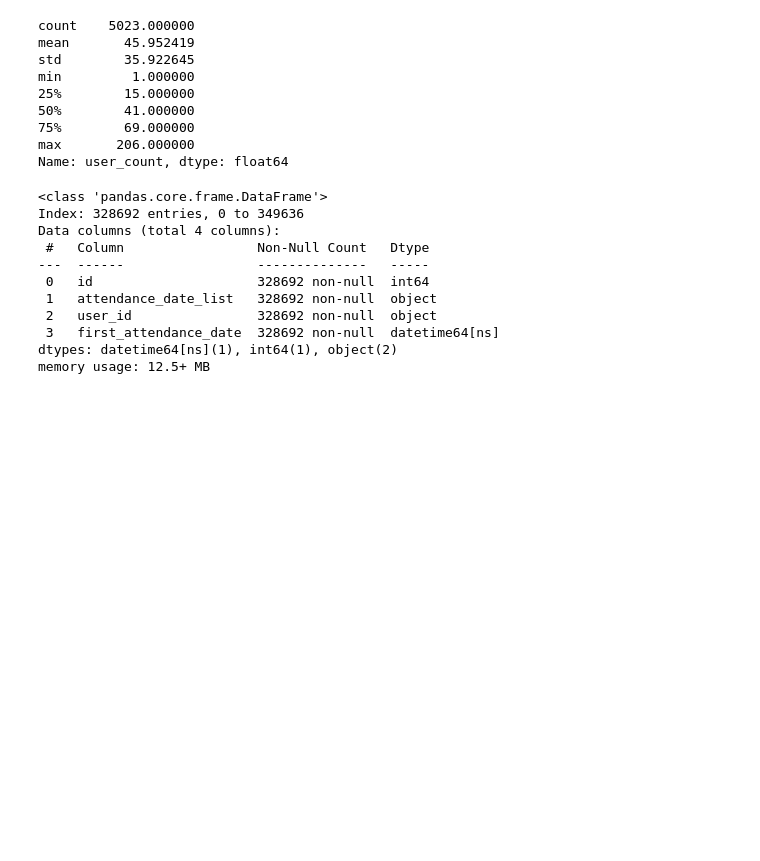
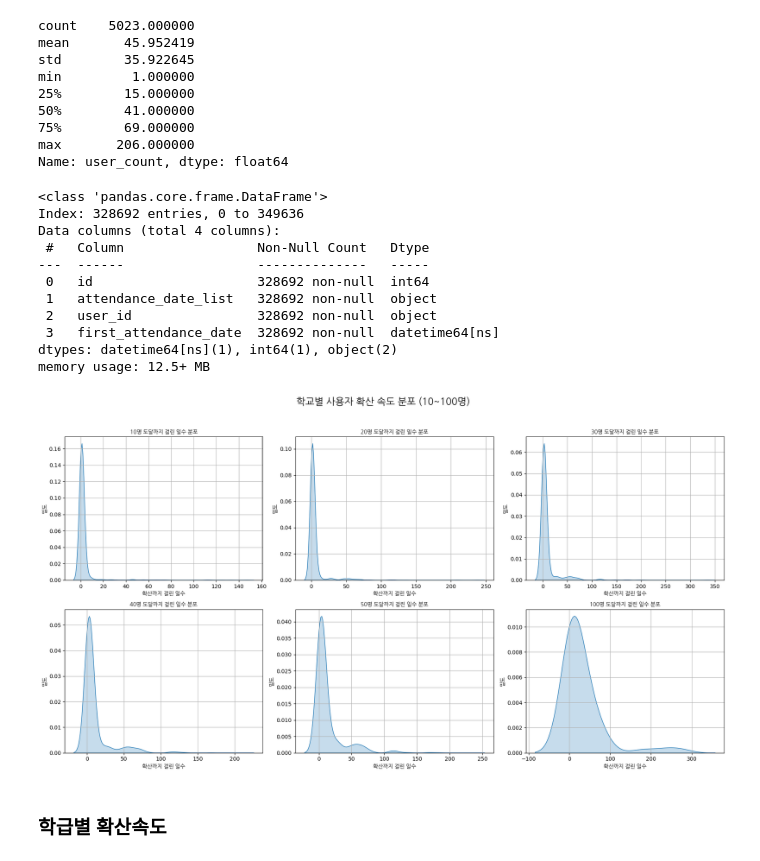
Before and after one commit to seung127/codeit_project, a Jupyter notebook: codeit-project-docker/notebooks/gsc_connect_check.ipynb, the cells around one changed output. Drawn from its saved outputs; the diff is of its cells as text; code cells hidden in the pictures; blank space fills up the shorter version.

Commit message:
확산속도

```diff
--- a/codeit-project-docker/notebooks/gsc_connect_check.ipynb
+++ b/codeit-project-docker/notebooks/gsc_connect_check.ipynb
@@ -1121,7 +1121,7 @@ def safe_min_date(date_list_str):
         return None
 
 # 2. n번째 사용자가 등장할 때까지 걸린 일수 계산 함수 (school_id 기준)
-def calculate_spread_days(df, group_col="school_id", thresholds=[10, 20, 30, 40, 50]):
+def calculate_spread_days(df, group_col="school_id", thresholds=[10, 20, 30, 40, 50, 100, 200, 300]):
     result = []
 
     for key, group in df.groupby(group_col):
@@ -1247,3 +1250,42 @@ Data columns (total 4 columns):
  3   first_attendance_date  328692 non-null  datetime64[ns]
 dtypes: datetime64[ns](1), int64(1), object(2)
 memory usage: 12.5+ MB
+# %%
+# 한글 폰트 설정
+font_path = '/usr/share/fonts/truetype/nanum/NanumGothic.ttf'
+font_prop = fm.FontProperties(fname=font_path)
+
+
+# 확산 대상 리스트
+thresholds = [10, 20, 30, 40, 50, 100]
+cols = [f"days_to_{n}th_user" for n in thresholds]
+
+# 서브플롯 구성: 2행 3열
+fig, axes = plt.subplots(2, 3, figsize=(18, 10))
+axes = axes.flatten()
+
+# 각 그래프 개별 처리
+for idx, col in enumerate(cols):
+    if col in result_df.columns:
+        sns.kdeplot(
+            data=result_df,
+            x=col,
+            ax=axes[idx],
+            bw_adjust=1.2,
+            fill=True
+        )
+        axes[idx].set_title(f"{thresholds[idx]}명 도달까지 걸린 일수 분포", fontproperties=font_prop)
+        axes[idx].set_xlabel("확산까지 걸린 일수", fontproperties=font_prop)
+        axes[idx].set_ylabel("밀도", fontproperties=font_prop)
+        axes[idx].grid(True)
+    else:
+        axes[idx].set_visible(False)  # 해당 데이터 없으면 subplot 숨김
+
+# 전체 제목 + 정렬
+plt.suptitle("학교별 사용자 확산 속도 분포 (10~100명)", fontsize=18, fontproperties=font_prop)
+plt.tight_layout(rect=[0, 0, 1, 0.95])
+plt.show()
+# %% [output]
+[figure, added]
+# %% [markdown]
+### 학급별 확산속도
```
Also changed, not shown: parts of 7 cells of this notebook, 1 other file.
